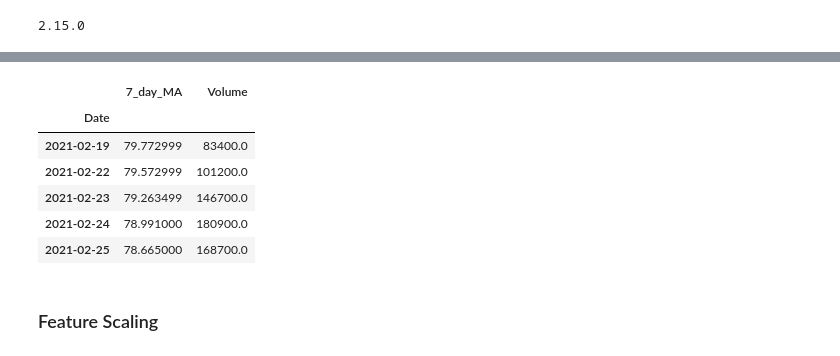
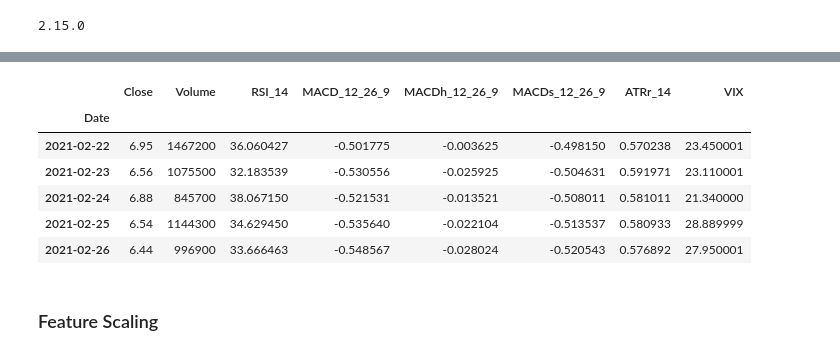
Before and after one commit to obeabi/Stocks_TSA, a Jupyter notebook: StockPrediction.ipynb, the cells around one changed output, grey strips where cells are left out. Drawn from its saved outputs; the diff is of its cells as text; code cells hidden in the pictures.

```diff
--- a/StockPrediction.ipynb
+++ b/StockPrediction.ipynb
@@ -124,0 +100,11 @@ plt.show()
+# %%
+# Fetch VIX data from Yahoo Finance using yfinance
+vix_data = yf.download("^VIX", start=start_date, end=end_date)
+
+# Rename the 'Adj Close' column to 'VIX' for consistency
+vix_data = vix_data.rename(columns={'Adj Close': 'VIX'})
+
+# Merge the stock_data DataFrame with the VIX data
+df = pd.merge(df, vix_data['VIX'], how='left', left_index=True, right_index=True)
+df['Date'] = df.index
+df.head()
@@ -124,0 +149,21 @@ plt.show()
+# %%
+# Fetch Nonfarm Payrolls data from FRED using pandas_datareader
+nfp_data = web.DataReader("PAYEMS", "fred", start_date, end_date)
+# Rename the column to 'Nonfarm Payrolls' for consistency
+nfp_data = nfp_data.rename(columns={'PAYEMS': 'Nonfarm Payrolls'})
+nfp_data['Month'] = nfp_data.index.month
+nfp_data['Year'] = nfp_data.index.year
+
+# Merge the daily stock price DataFrame with the monthly Federal Funds Rate DataFrame
+df = pd.merge(df, nfp_data[['Nonfarm Payrolls','Month','Year']], left_on=['Year', 'Month'], right_on=['Year', 'Month'], how='left')
+# Set 'Date' column as index in the merged DataFrame
+df.set_index('Date', inplace=True)
+df['Date'] = df.index
+
+# Drop the 'Original_Index' column if you no longer need it
+df.drop('Date', axis=1, inplace=True)
+# Drop the additional columns 'Month', 'Year', if you don't need them anymore
+df.drop(['Month', 'Year'], axis=1, inplace=True)
+
+
+df.head()
@@ -156,44 +210,45 @@ Index(['Open', 'High', 'Low', 'Close', 'Adj Close', 'Volume', 'RSI_14',
 # Specify the names of the two columns
 column1 = 'Open'
 column2 = 'Close'
 
 # Create a new column with the average
 #dataset_train['Open'] = dataset_train[[column1, column2]].mean(axis=1)
 #dataset_test['Open'] = dataset_test[[column1, column2]].mean(axis=1)
 
 # You can use 'Open' rather than 'Price'
 #features = ['Close', 'Volume']
-features = ['7_day_MA', 'Volume']
-#features = ['7_day_MA', 'Volume','VIX', 'ATRr_14']
-#features = ['Open', 'Close', 'Volume']
-#features = ['Open','price', 'Close', 'Volume', 'RSI_14', 'MACD_12_26_9', 'MACDh_12_26_9','MACDs_12_26_9', 'ATRr_14', 'VIX', 'FEDFUNDS', 'CPIAUCNS']
+#features = ['Close', 'Volume','RSI_14','ATRr_14','VIX']
+features = ['Close', 'Volume','RSI_14','MACD_12_26_9', 'MACDh_12_26_9','MACDs_12_26_9', 'ATRr_14','VIX' ]
+#features = ['Close', 'Volume','VIX', 'ATRr_14']
+
+#features = ['Close', 'Volume', 'RSI_14', 'MACD_12_26_9', 'MACDh_12_26_9','MACDs_12_26_9', 'ATRr_14', 'VIX', 'FEDFUNDS', 'CPIAUCNS']
 
 dataset_train= dataset_train[features].copy()
 dataset_test= dataset_test[features].copy()
 no_indicators = len(features)
 
 
 # Drop rows with missing data
 dataset_train.dropna(inplace= True)
 # Fill missing values in columns 'A' and 'B' using backfill
 #columns_to_fill = features
 #dataset_train[columns_to_fill] = dataset_train[columns_to_fill].fillna(method='bfill')
 
 # Columns to be scaled (excluding Federal Funds Rate)
 #columns_to_scale = ['Open', 'Volume', 'RSI_14', 'VIX']
 
 train_features = dataset_train.iloc[:, 0:].values
 
 
 dataset_train.head()
 # %% [output]
-|  | 7_day_MA | Volume |
-| Date |  |  |
-| 2021-02-19 | 79.772999 | 83400.0 |
-| 2021-02-22 | 79.572999 | 101200.0 |
-| 2021-02-23 | 79.263499 | 146700.0 |
-| 2021-02-24 | 78.991000 | 180900.0 |
-| 2021-02-25 | 78.665000 | 168700.0 |
+|  | Close | Volume | RSI_14 | MACD_12_26_9 | MACDh_12_26_9 | MACDs_12_26_9 | ATRr_14 | VIX |
+| Date |  |  |  |  |  |  |  |  |
+| 2021-02-22 | 6.95 | 1467200 | 36.060427 | -0.501775 | -0.003625 | -0.498150 | 0.570238 | 23.450001 |
+| 2021-02-23 | 6.56 | 1075500 | 32.183539 | -0.530556 | -0.025925 | -0.504631 | 0.591971 | 23.110001 |
+| 2021-02-24 | 6.88 | 845700 | 38.067150 | -0.521531 | -0.013521 | -0.508011 | 0.581011 | 21.340000 |
+| 2021-02-25 | 6.54 | 1144300 | 34.629450 | -0.535640 | -0.022104 | -0.513537 | 0.580933 | 28.889999 |
+| 2021-02-26 | 6.44 | 996900 | 33.666463 | -0.548567 | -0.028024 | -0.520543 | 0.576892 | 27.950001 |
 # %% [markdown]
 ### Feature Scaling
 # %%
```
Also changed, not shown: parts of 21 cells of this notebook.
